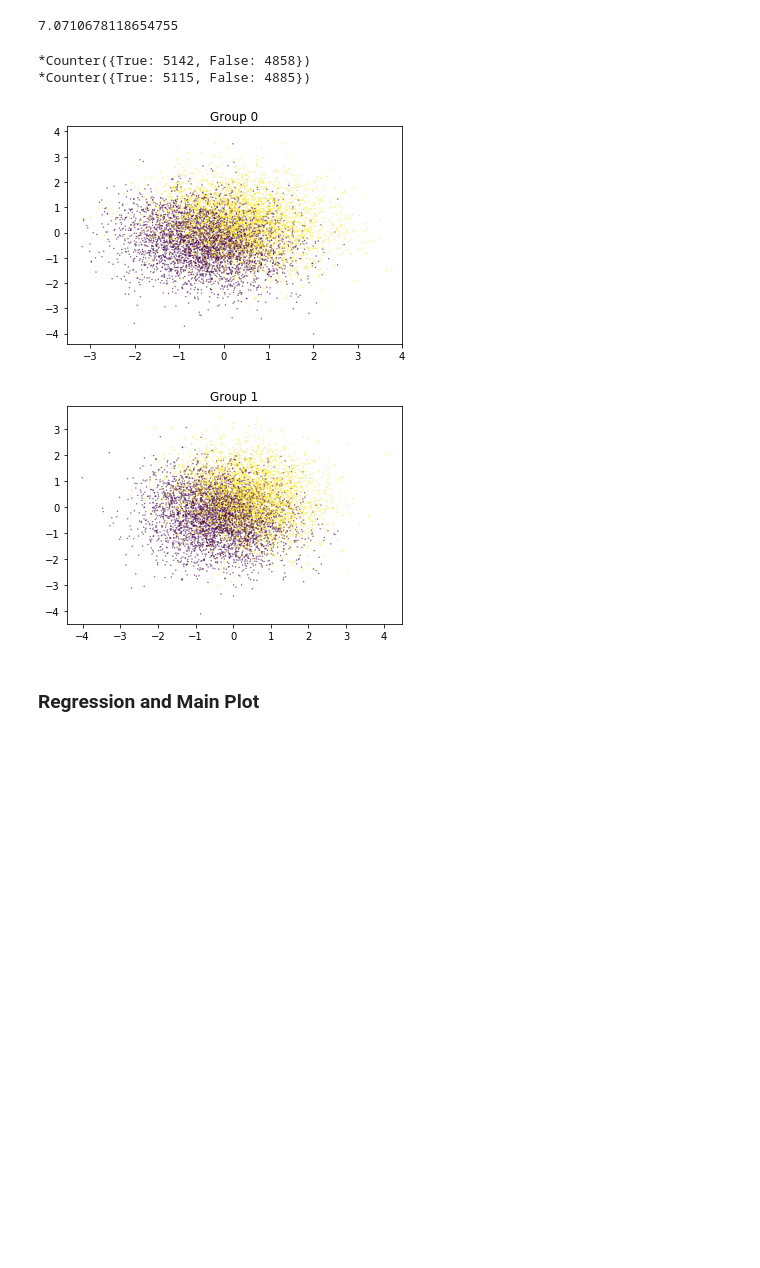
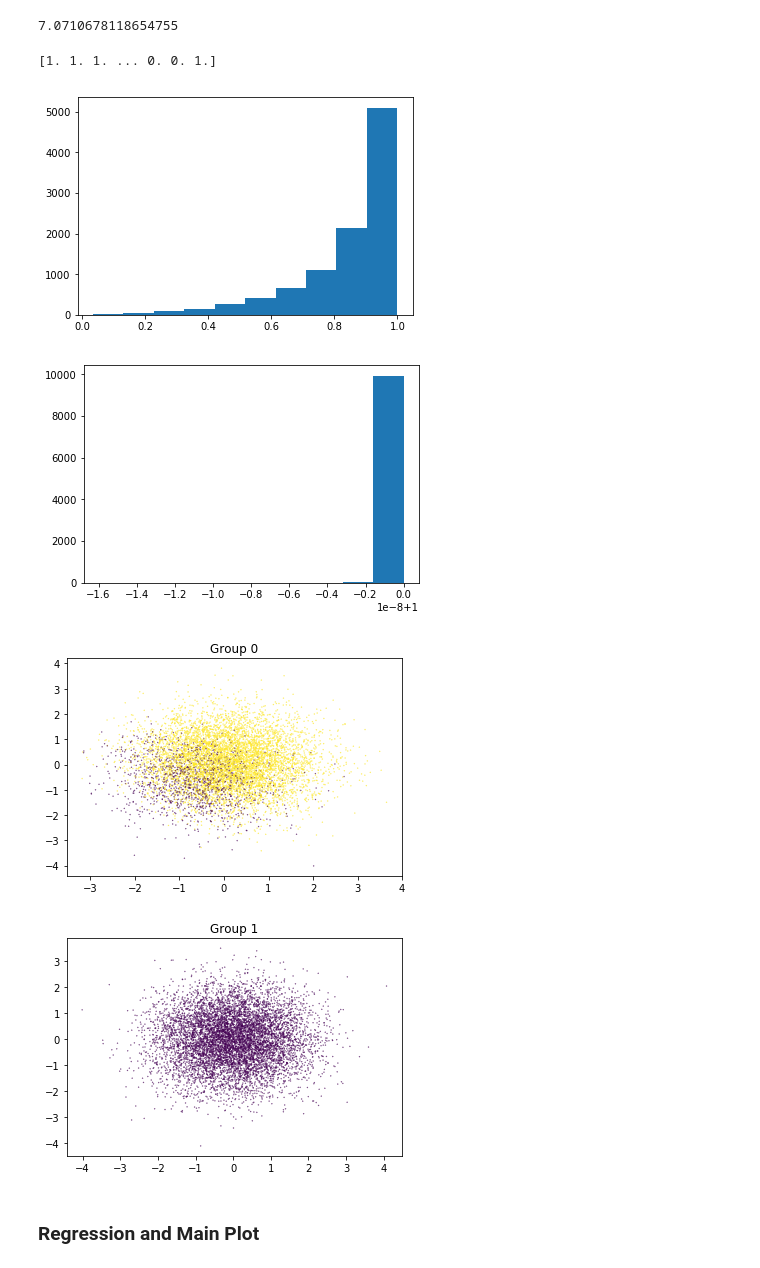
Before and after one commit to 13nat1313/ABROCAproject, a Jupyter notebook: ABROCAprojectDataGeneration.ipynb, the cells around one changed output. Saved outputs shown, nothing was run; the diff lists cells and outputs as text; code cells hidden in the pictures; blank space fills up the shorter version.

```diff
--- a/ABROCAprojectDataGeneration.ipynb
+++ b/ABROCAprojectDataGeneration.ipynb
@@ -66,34 +66,41 @@ def simulate(sigma_scale_factor=1, subgroup_n=[10000, 10000], mu_0=[0,0], mu_1=[
         ax = np.random.multivariate_normal(mu[i],sigma[i],size=subgroup_n[i])
         X = np.append(X.reshape((-1,2)),ax,axis=0)
         aeta = np.random.normal(eta_mean[i],eta_sd[i])
-        theta = np.ones((subgroup_n[i], 2))
-        ap = expit(np.sum(theta*ax, axis=1) + aeta)
-        ay = (np.random.uniform(size=len(ap)) <= ap)
-
+        theta = np.ones((1, 2))
+        ap = expit(np.sum(theta*ax + aeta, axis=1))
+#         ay = (np.random.uniform(size=len(ap)) <= ap)
+        ay = np.less_equal(np.random.uniform(size=len(ap)), ap)
+        plt.hist(ap.flatten())
+        plt.show()
         y = np.append(y, ay, axis=0)
 #         print(f'*{Counter(ay)}')
     return X, y
+# %%
+print(y_train_0)
+# %% [output]
+[1. 1. 1. ... 0. 0. 1.]
 # %%
 np.random.seed(12)
 n= [10000, 10000]
 X, y = simulate(sigma_scale_factor=1, subgroup_n=n, sigma_0=[1,1], sigma_1=[1,1],
-                eta_sd=[0.1,0.1])
+                eta_sd=[1,10])
 
 X_train_0, X_test_0, y_train_0, y_test_0 = train_test_split(X[:n[0]], y[:n[0]], test_size=0.2, random_state=0)
 X_train_1, X_test_1, y_train_1, y_test_1 = train_test_split(X[n[0]:], y[n[0]:], test_size=0.2, random_state=0)
 
 
 plt.scatter(X_train_0[:,0], X_train_0[:,1], c=y_train_0, s=0.1)
 plt.title('Group 0')
+
 plt.show()
 plt.scatter(X_train_1[:,0], X_train_1[:,1], c=y_train_1, s=0.1)
 plt.title('Group 1')
 plt.show()
 # %% [output]
-*Counter({True: 5142, False: 4858})
-*Counter({True: 5115, False: 4885})
-[figure, old version]
+[figure, new version]
-[figure, old version]
+[figure, new version]
+[figure, added]
+[figure, added]
 # %% [markdown]
 ### Regression and Main Plot
 # %%
```
